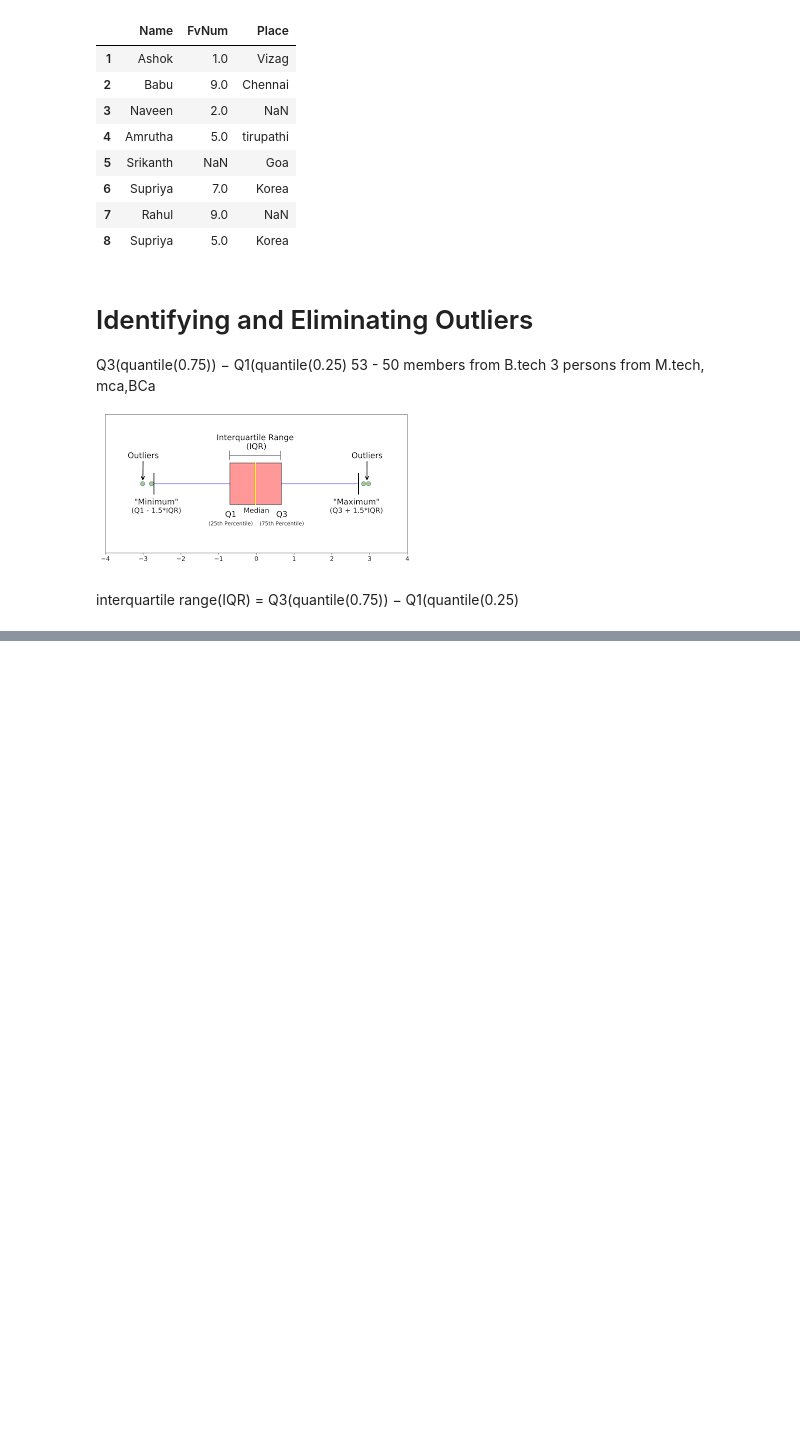
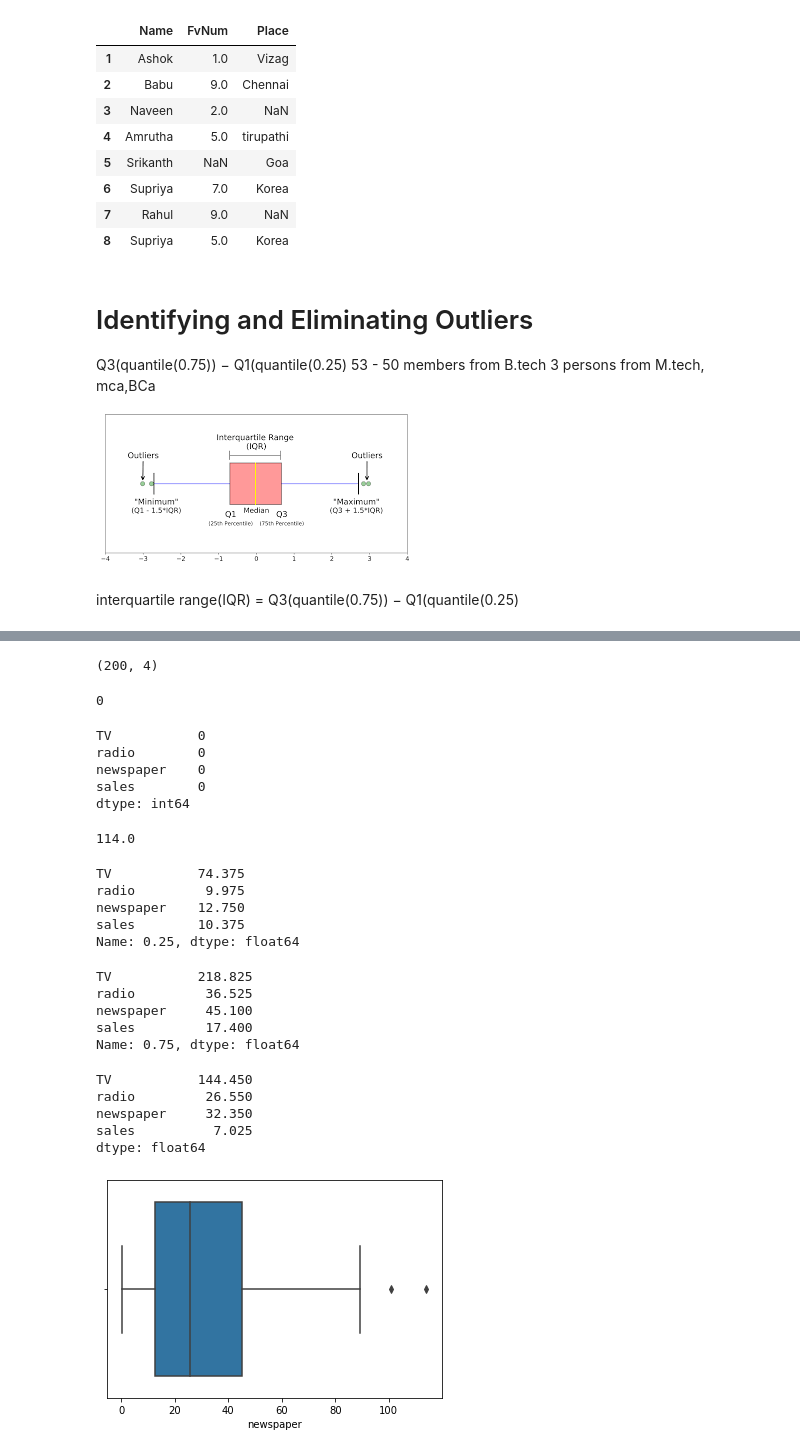
Before and after one commit to AP-State-Skill-Development-Corporation/DataScience-Python, a Jupyter notebook: Day10_30-09-2021/Day10_30-09-2021.ipynb, the cells around one changed output, grey strips where cells are left out. Saved outputs shown, nothing was run; the diff lists cells and outputs as text; code cells hidden in the pictures; blank space fills up the shorter version.

```diff
--- a/Day10_30-09-2021/Day10_30-09-2021.ipynb
+++ b/Day10_30-09-2021/Day10_30-09-2021.ipynb
@@ -384,3 +384,6 @@ Q3(quantile(0.75)) − Q1(quantile(0.25)
 # %% [markdown]
 interquartile range(IQR) =
 Q3(quantile(0.75)) − Q1(quantile(0.25)
+# %%
+adv = pd.read_csv("https://raw.githubusercontent.com/AP-State-Skill-Development-Corporation/DataScience-Python/main/Day10_30-09-2021/Advertising.csv")
+adv.head()
@@ -386,0 +397,49 @@ Q3(quantile(0.75)) − Q1(quantile(0.25)
+# %%
+adv.shape
+# %% [output]
+(200, 4)
+# %%
+adv.duplicated().sum()
+# %% [output]
+0
+# %%
+adv.isnull().sum()
+# %% [output]
+TV           0
+radio        0
+newspaper    0
+sales        0
+dtype: int64
+# %%
+min_val = adv["newspaper"].min()
+max_val = adv["newspaper"].max()
+max_val
+# %% [output]
+114.0
+# %%
+Q1 = adv.quantile(0.25)
+Q1
+# %% [output]
+TV           74.375
+radio         9.975
+newspaper    12.750
+sales        10.375
+Name: 0.25, dtype: float64
+# %%
+Q3 = adv.quantile(0.75)
+Q3
+# %% [output]
+TV           218.825
+radio         36.525
+newspaper     45.100
+sales         17.400
+Name: 0.75, dtype: float64
+# %%
+IQR = Q3 - Q1
+IQR
+# %% [output]
+TV           144.450
+radio         26.550
+newspaper     32.350
+sales          7.025
+dtype: float64
@@ -386,0 +448,5 @@ Q3(quantile(0.75)) − Q1(quantile(0.25)
+# %%
+sns.boxplot(adv["newspaper"])
+plt.show()
+# %% [output]
+[figure, added]
```
Also changed, not shown: parts of 19 cells of this notebook.
